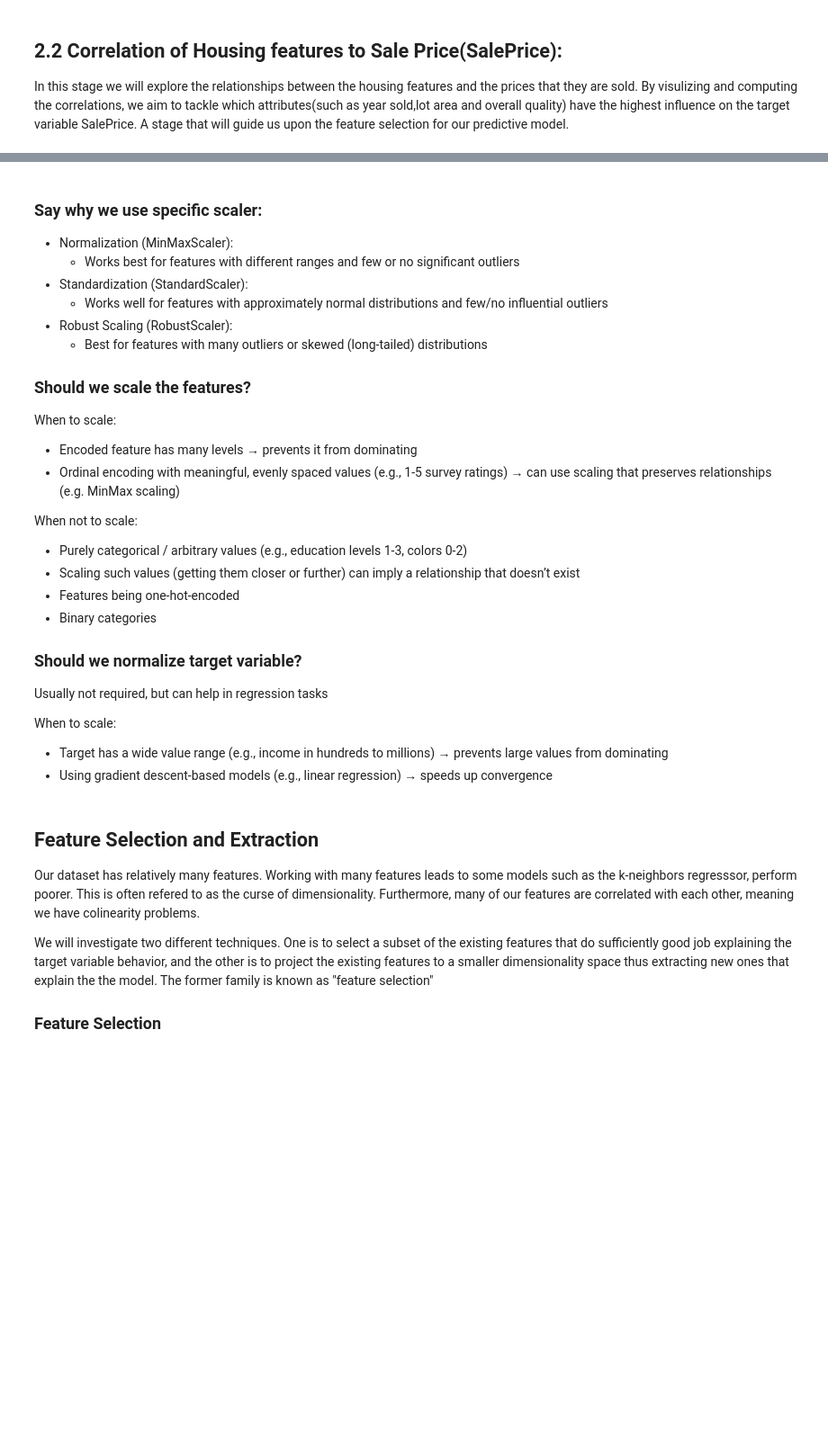
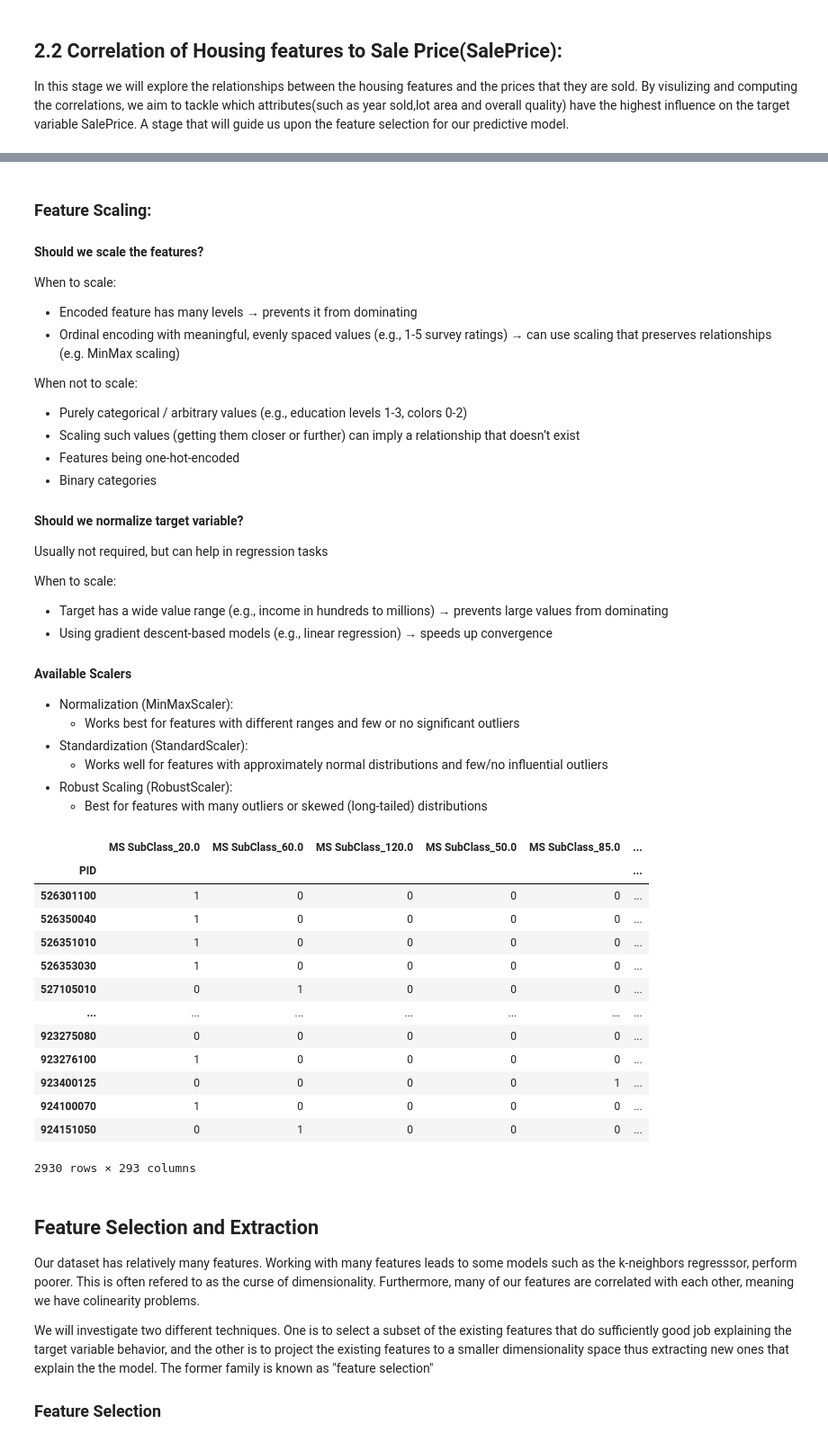
Before and after one commit to i-demetriou/dsc510-group-project, a Jupyter notebook: dsc510.theofanous.alexandrou.demetriou.ipynb, the cells around one changed output, grey strips where cells are left out. Shown at 90% size. Saved outputs shown, nothing was run; the diff lists cells and outputs as text; code cells hidden in the pictures; blank space fills up the shorter version.

Commit message:
Expanded the data preprocessing section and implemented category_encoders

```diff
--- a/dsc510.theofanous.alexandrou.demetriou.ipynb
+++ b/dsc510.theofanous.alexandrou.demetriou.ipynb
@@ -1383,0 +1396,18 @@ As such we will create various dataset suitable for the regression models we hav
+# %%
+# Take a note of the numerical and categorical data
+
+numerical = df.select_dtypes(include=['int64', 'float64']).columns
+categorical = df.select_dtypes(include=['category']).columns
+ordinal = [col for col in categorical if df[col].dtype.ordered]
+nominal = [col for col in categorical if not df[col].dtype.ordered]
+
+df_clean = df.copy()
+# %%
+for col in categorical:
+    if df[col].dtype.ordered or df[col].dtype.categories.size <= 2:
+        # We have already casted ordinal features to the pandas ordinal type, so we don't need to specify it here
+        ordinal_encoder = ce.OrdinalEncoder({'col': col})
+        df[f'{col}_encoded'] = ordinal_encoder.fit_transform(df[col])
+    else:
+        onehot_encoder = ce.OneHotEncoder(cols=[col], use_cat_names=True)
+        df = onehot_encoder.fit_transform(df)
@@ -1384,14 +1422,7 @@ As such we will create various dataset suitable for the regression models we hav
 # %% [markdown]
-### Say why we use specific scaler:
+### Feature Scaling:
 
-- Normalization (MinMaxScaler):
-  + Works best for features with different ranges and few or no significant outliers
-- Standardization (StandardScaler):
-  + Works well for features with approximately normal distributions and few/no influential outliers
-- Robust Scaling (RobustScaler):
-  + Best for features with many outliers or skewed (long-tailed) distributions
-
-### Should we scale the features?
+#### Should we scale the features?
 
 When to scale:
 - Encoded feature has many levels → prevents it from dominating
@@ -1405,7 +1436,7 @@ that doesn’t exist
 - Features being one-hot-encoded
 - Binary categories
 
-### Should we normalize target variable?
+#### Should we normalize target variable?
 
 Usually not required, but can help in regression tasks
 
@@ -1413,4 +1444,13 @@ When to scale:
 - Target has a wide value range (e.g., income in hundreds to millions) → prevents large values from dominating
 - Using gradient descent-based models (e.g., linear regression) → speeds up
 convergence
+
+#### Available Scalers
+
+- Normalization (MinMaxScaler):
+  + Works best for features with different ranges and few or no significant outliers
+- Standardization (StandardScaler):
+  + Works well for features with approximately normal distributions and few/no influential outliers
+- Robust Scaling (RobustScaler):
+  + Best for features with many outliers or skewed (long-tailed) distributions
 # %%
@@ -1424,3 +1472,20 @@ convergence
+# %%
+df
+# %% [output]
+|  | MS SubClass_20.0 | MS SubClass_60.0 | MS SubClass_120.0 | MS SubClass_50.0 | MS SubClass_85.0 | ... |
+| PID |  |  |  |  |  | ... |
+| 526301100 | 1 | 0 | 0 | 0 | 0 | ... |
+| 526350040 | 1 | 0 | 0 | 0 | 0 | ... |
+| 526351010 | 1 | 0 | 0 | 0 | 0 | ... |
+| 526353030 | 1 | 0 | 0 | 0 | 0 | ... |
+| 527105010 | 0 | 1 | 0 | 0 | 0 | ... |
+| ... | ... | ... | ... | ... | ... | ... |
+| 923275080 | 0 | 0 | 0 | 0 | 0 | ... |
+| 923276100 | 1 | 0 | 0 | 0 | 0 | ... |
+| 923400125 | 0 | 0 | 0 | 0 | 1 | ... |
+| 924100070 | 1 | 0 | 0 | 0 | 0 | ... |
+| 924151050 | 0 | 1 | 0 | 0 | 0 | ... |
+2930 rows × 293 columns
 # %% [markdown]
 ## Feature Selection and Extraction
 
```
Also changed, not shown: parts of 24 cells of this notebook.
